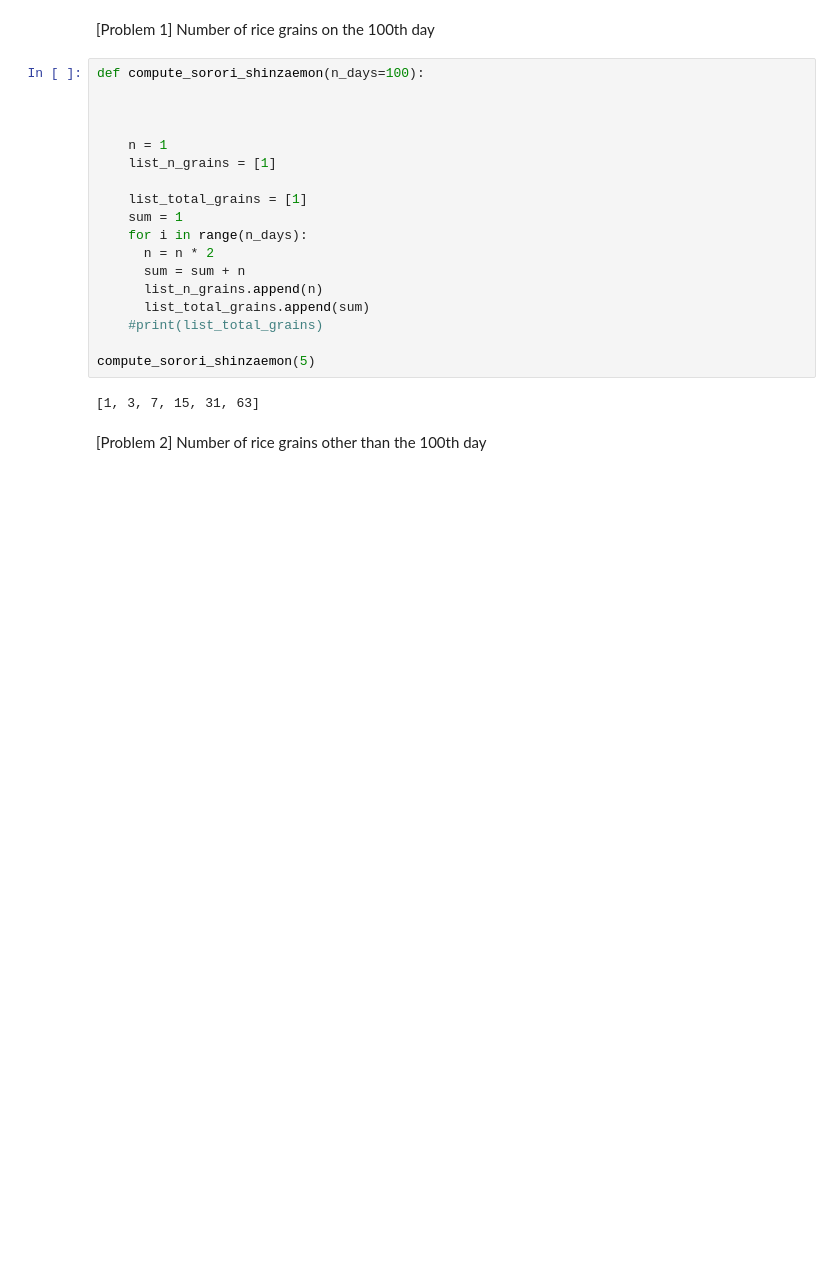
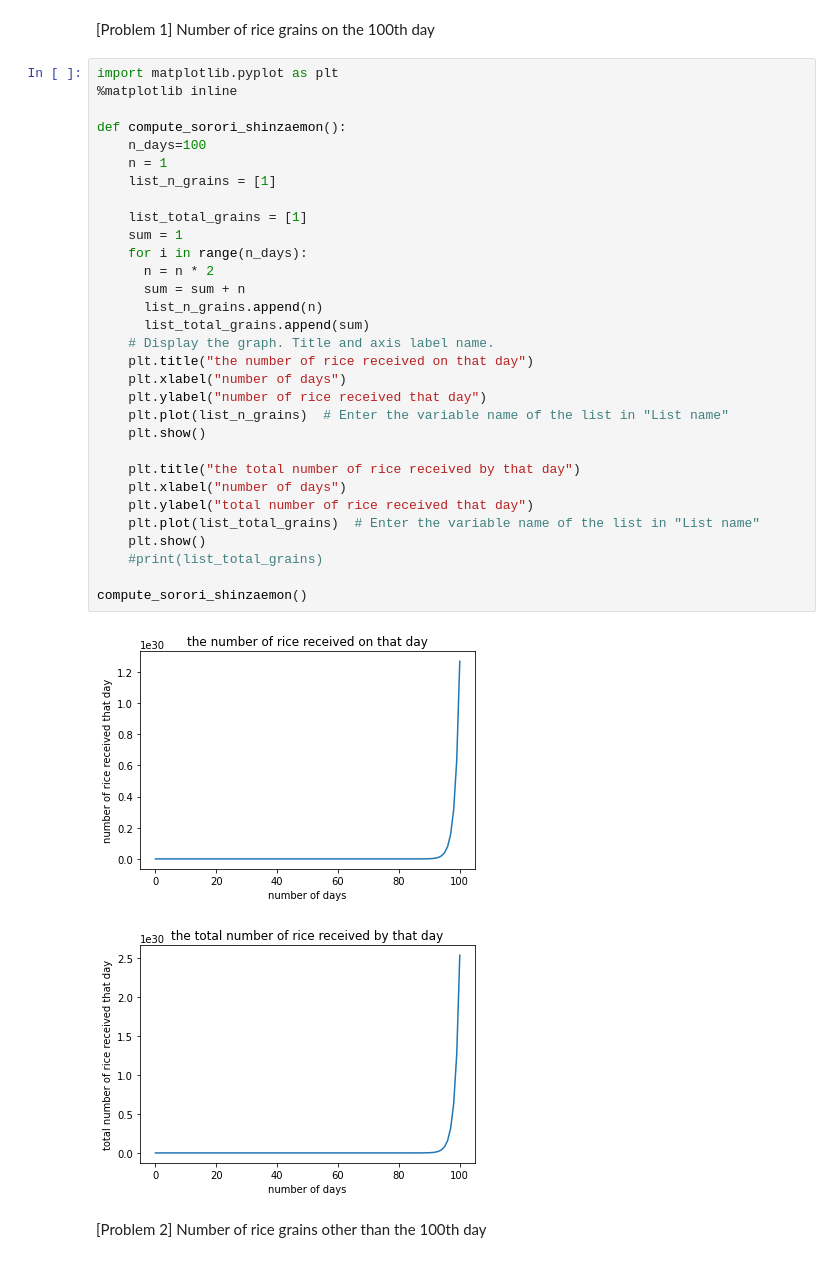
Before and after one commit to maralerdene/DIVER, a Jupyter notebook: Shinzaemon_Sorori_Problem.ipynb, the cells around one changed output. Cells and saved outputs as stored; diff of their text form; blank space fills up the shorter version.

```diff
--- a/Shinzaemon_Sorori_Problem.ipynb
+++ b/Shinzaemon_Sorori_Problem.ipynb
@@ -2,25 +2,39 @@
 <a href="https://colab.research.google.com/github/maralerdene/DIVER/blob/main/Shinzaemon_Sorori_Problem.ipynb" target="_parent"><img src="https://colab.research.google.com/assets/colab-badge.svg" alt="Open In Colab"/></a>
 # %% [markdown]
 [Problem 1] Number of rice grains on the 100th day
-# %%
-def compute_sorori_shinzaemon(n_days=100):
-
-
-
-    n = 1
-    list_n_grains = [1]
-
-    list_total_grains = [1]
-    sum = 1
-    for i in range(n_days):
-      n = n * 2
-      sum = sum + n
-      list_n_grains.append(n)
-      list_total_grains.append(sum)
-    #print(list_total_grains)
-
-compute_sorori_shinzaemon(5)
-# %% [output]
-[1, 3, 7, 15, 31, 63]
+# %%
+import matplotlib.pyplot as plt
+%matplotlib inline
+
+def compute_sorori_shinzaemon():
+    n_days=100
+    n = 1
+    list_n_grains = [1]
+
+    list_total_grains = [1]
+    sum = 1
+    for i in range(n_days):
+      n = n * 2
+      sum = sum + n
+      list_n_grains.append(n)
+      list_total_grains.append(sum)
+    # Display the graph. Title and axis label name.
+    plt.title("the number of rice received on that day")
+    plt.xlabel("number of days")
+    plt.ylabel("number of rice received that day")
+    plt.plot(list_n_grains)  # Enter the variable name of the list in "List name"
+    plt.show()
+
+    plt.title("the total number of rice received by that day")
+    plt.xlabel("number of days")
+    plt.ylabel("total number of rice received that day")
+    plt.plot(list_total_grains)  # Enter the variable name of the list in "List name"
+    plt.show()
+    #print(list_total_grains)
+
+compute_sorori_shinzaemon()
+# %% [output]
+[figure, added]
+[figure, added]
 # %% [markdown]
 [Problem 2] Number of rice grains other than the 100th day
```
Also changed, not shown: parts of 2 cells of this notebook.
